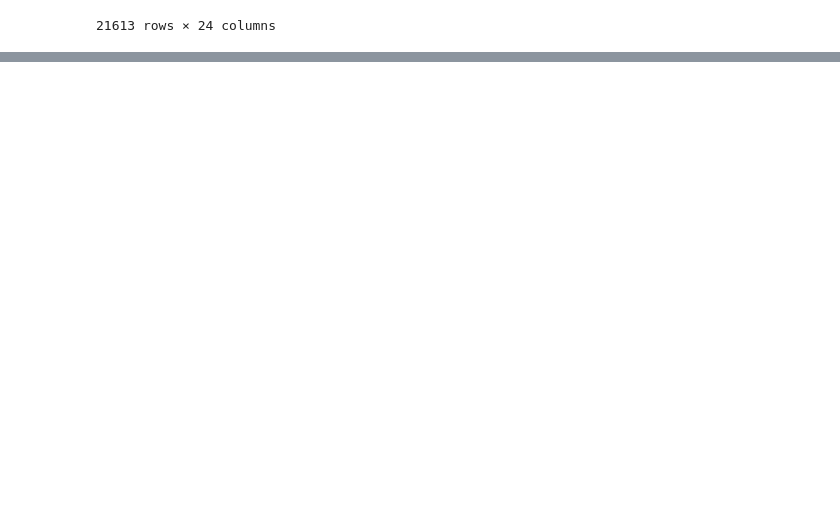
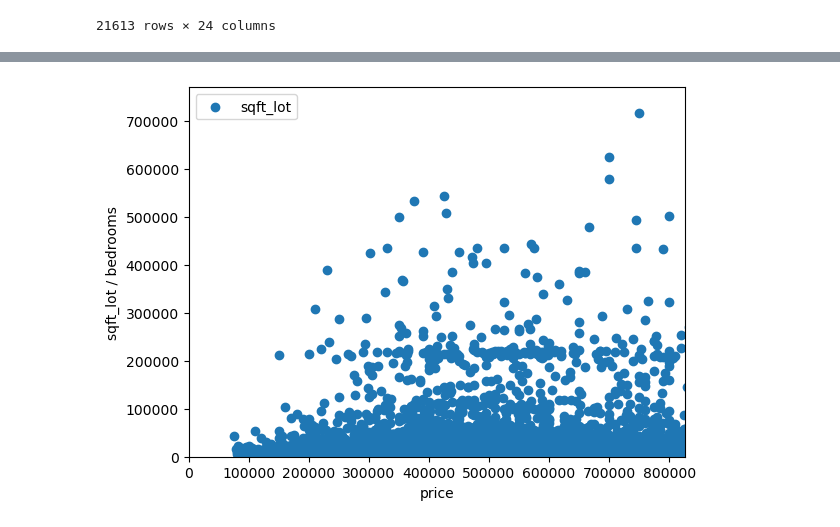
Before and after one commit to AmyMendiola/Neueda-Project, a Jupyter notebook: housedate.ipynb, the cells around one changed output, grey strips where cells are left out. Saved outputs shown, nothing was run; the diff lists cells and outputs as text; code cells hidden in the pictures; blank space fills up the shorter version.

```diff
--- a/housedate.ipynb
+++ b/housedate.ipynb
@@ -48,3 +48,9 @@ df
 | 21611 | 20150116T000000 | 400,000.00 | 3 | 2.50 | 1600 | 2388 | 2.00 | 0 | 0 | 3 | ... |
 | 21612 | 20141015T000000 | 325,000.00 | 2 | 0.75 | 1020 | 1076 | 2.00 | 0 | 0 | 3 | ... |
 21613 rows × 24 columns
+# %%
+bins = [0, 0.1, 0.3, 0.4, 0.5, 1]
+labels = ['Very Cheap', 'Cheap', 'Medium', 'High', 'Very High']
+
+df['cost_type'] = pd.cut(df['norm_price'], bins=bins, labels=labels, include_lowest=True) # divides price into categories
+df
@@ -50,0 +71,23 @@ df
+# %%
+price = df['price']
+sqft_lot = df['sqft_lot']
+bedrooms = df['bedrooms']
+
+plt.scatter(price, sqft_lot, label='sqft_lot')
+#plt.scatter(price, bedrooms, label='bedrooms')
+plt.ylabel('sqft_lot / bedrooms')
+plt.xlabel('price')
+plt.legend()
+
+# Set the limits for the x-axis and y-axis
+x_max = max(max(sqft_lot), max(bedrooms))
+y_max = max(price)
+x_limit = x_max / 2
+y_limit = y_max / 10
+
+plt.xlim(0, x_limit)
+plt.ylim(0, y_limit)
+
+plt.show()
+# %% [output]
+[figure, added]
```
Also changed, not shown: parts of 4 cells of this notebook, 1 other file.
